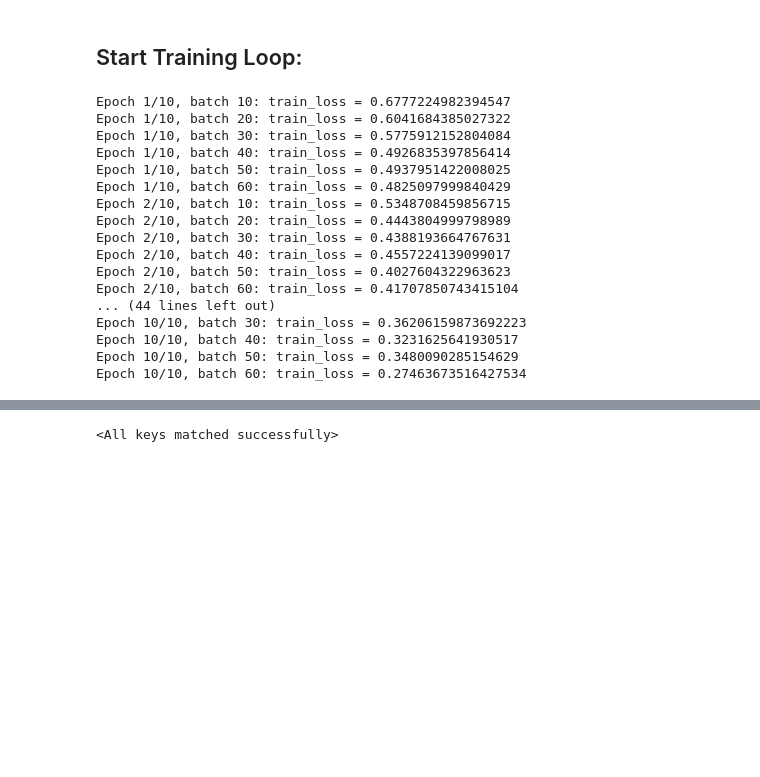
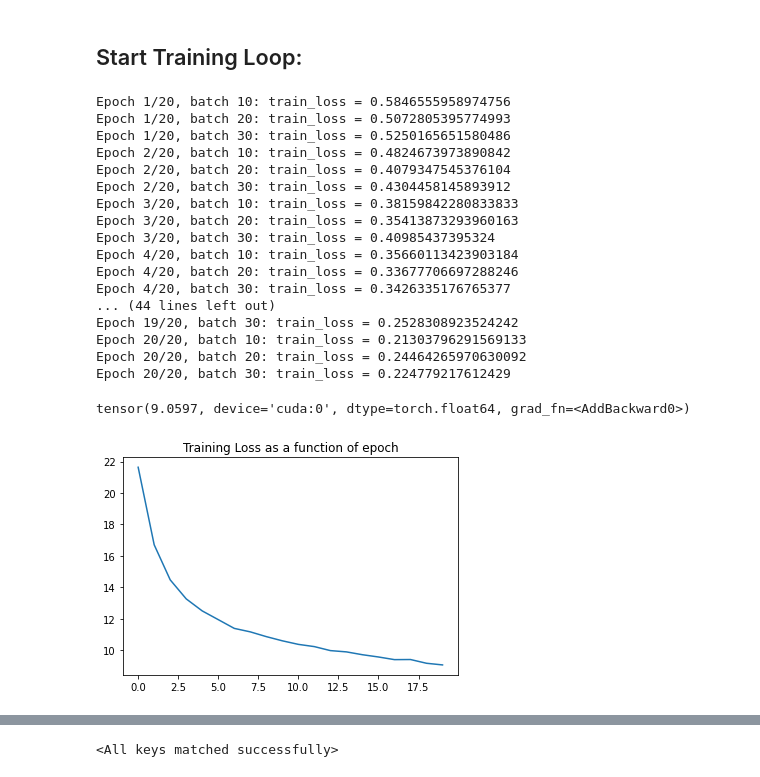
Before and after one commit to Combi2k2/Fast-RCNN-Lite, a Jupyter notebook: Fast_RCNN_Lite_v1_0_0.ipynb, the cells around one changed output, grey strips where cells are left out. Cells and saved outputs as stored; diff of their text form; code cells hidden in the pictures; blank space fills up the shorter version.

```diff
--- a/Fast_RCNN_Lite_v1_0_0.ipynb
+++ b/Fast_RCNN_Lite_v1_0_0.ipynb
@@ -361,7 +311,7 @@ test_ds = ChessDataset('/content/test')
 # %% [markdown]
 ### Setting up hyper parameters:
 # %%
-num_epochs = 10
-batch_size = 10
+num_epochs = 20
+batch_size = 16
 learning_rate = 0.005
 # %%
@@ -406,13 +358,14 @@ optimizer = torch.optim.SGD(RPN_model.parameters(), lr = learning_rate)
 # %%
 for epoch in range(num_epochs):
     batch_index = 1
+    Epoch_LOSS = 0
 
-    for images, target in train_dl:
+    for images, target in train_rpn_dl:
         images = images.to(device)
         outmap = fe_extractor(images)
 
-        anchor_label = target[0].to(device).contiguous().view(-1)
-        anchor_locs  = target[1].to(device).contiguous().view(-1, 4)
+        anchor_locs  = target[0].to(device).contiguous().view(-1, 4)
+        anchor_label = target[1].to(device).contiguous().view(-1)
 
         #forward step
         pred_locs, pred_score = RPN_model(outmap)
@@ -430,6 +383,7 @@ for epoch in range(num_epochs):
         rpn_reg_loss = F.smooth_l1_loss(pred_locs, anchor_locs)
 
         rpn_total_loss = rpn_cls_loss + 5. * rpn_reg_loss
+        Epoch_LOSS += rpn_total_loss
 
         optimizer.zero_grad(); rpn_total_loss.backward()
         optimizer.step()
@@ -438,23 +392,34 @@ for epoch in range(num_epochs):
             print(f'Epoch {epoch + 1}/{num_epochs}, batch {batch_index}: train_loss = {rpn_total_loss}')
 
         batch_index += 1
+
+    epochs_RPN.append(len(epochs_RPN))
+    losses_RPN.append(Epoch_LOSS)
 # %% [output]
-Epoch 1/10, batch 10: train_loss = 0.6777224982394547
-Epoch 1/10, batch 20: train_loss = 0.6041684385027322
-Epoch 1/10, batch 30: train_loss = 0.5775912152804084
-Epoch 1/10, batch 40: train_loss = 0.4926835397856414
-Epoch 1/10, batch 50: train_loss = 0.4937951422008025
-Epoch 1/10, batch 60: train_loss = 0.4825097999840429
-Epoch 2/10, batch 10: train_loss = 0.5348708459856715
-Epoch 2/10, batch 20: train_loss = 0.4443804999798989
-Epoch 2/10, batch 30: train_loss = 0.4388193664767631
-Epoch 2/10, batch 40: train_loss = 0.4557224139099017
-Epoch 2/10, batch 50: train_loss = 0.4027604322963623
-Epoch 2/10, batch 60: train_loss = 0.41707850743415104
+Epoch 1/20, batch 10: train_loss = 0.5846555958974756
+Epoch 1/20, batch 20: train_loss = 0.5072805395774993
+Epoch 1/20, batch 30: train_loss = 0.5250165651580486
+Epoch 2/20, batch 10: train_loss = 0.4824673973890842
+Epoch 2/20, batch 20: train_loss = 0.4079347545376104
+Epoch 2/20, batch 30: train_loss = 0.4304458145893912
+Epoch 3/20, batch 10: train_loss = 0.38159842280833833
+Epoch 3/20, batch 20: train_loss = 0.35413873293960163
+Epoch 3/20, batch 30: train_loss = 0.40985437395324
+Epoch 4/20, batch 10: train_loss = 0.35660113423903184
+Epoch 4/20, batch 20: train_loss = 0.33677706697288246
+Epoch 4/20, batch 30: train_loss = 0.3426335176765377
 ... (44 lines left out)
-Epoch 10/10, batch 30: train_loss = 0.36206159873692223
-Epoch 10/10, batch 40: train_loss = 0.3231625641930517
-Epoch 10/10, batch 50: train_loss = 0.3480090285154629
-Epoch 10/10, batch 60: train_loss = 0.27463673516427534
+Epoch 19/20, batch 30: train_loss = 0.2528308923524242
+Epoch 20/20, batch 10: train_loss = 0.21303796291569133
+Epoch 20/20, batch 20: train_loss = 0.24464265970630092
+Epoch 20/20, batch 30: train_loss = 0.224779217612429
+# %%
+plt.plot(epochs_RPN, losses_RPN)
+plt.title("Training Loss as a function of epoch")
+
+print(losses_RPN[-1])
+# %% [output]
+tensor(9.0597, device='cuda:0', dtype=torch.float64, grad_fn=<AddBackward0>)
+[figure, added]
 # %%
 torch.save(RPN_model.state_dict(), 'My_RPN.model')
```
Also changed, not shown: parts of 36 cells of this notebook, 10 other files.
